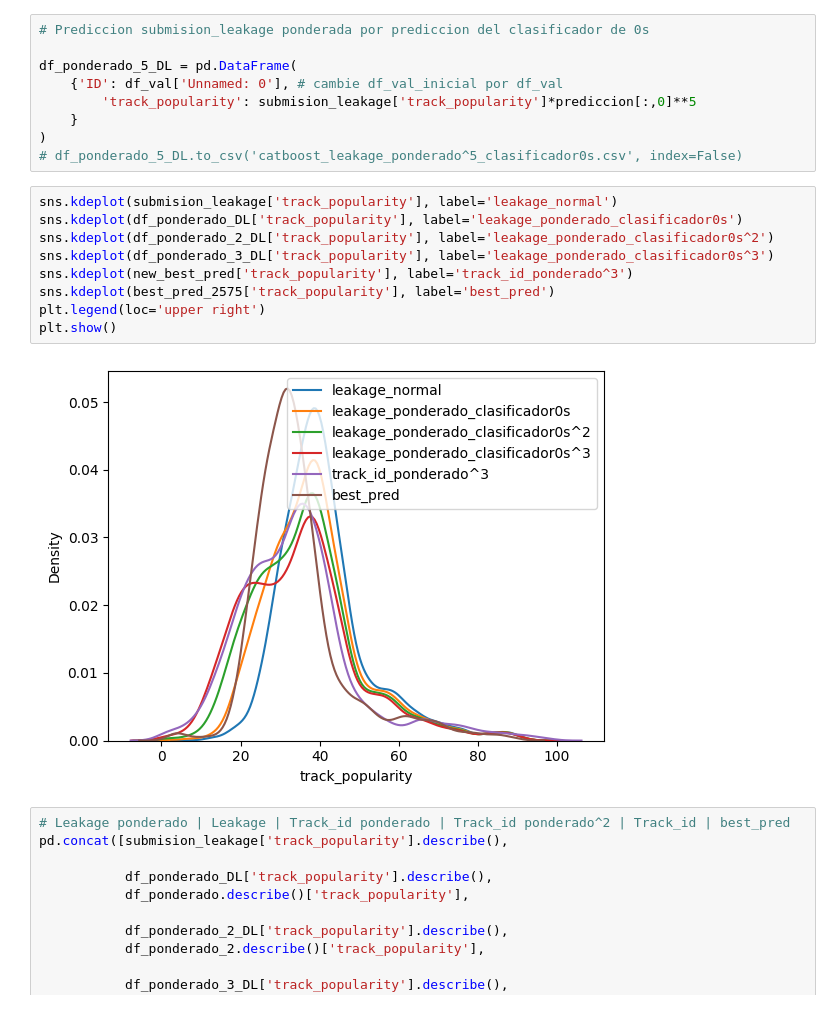
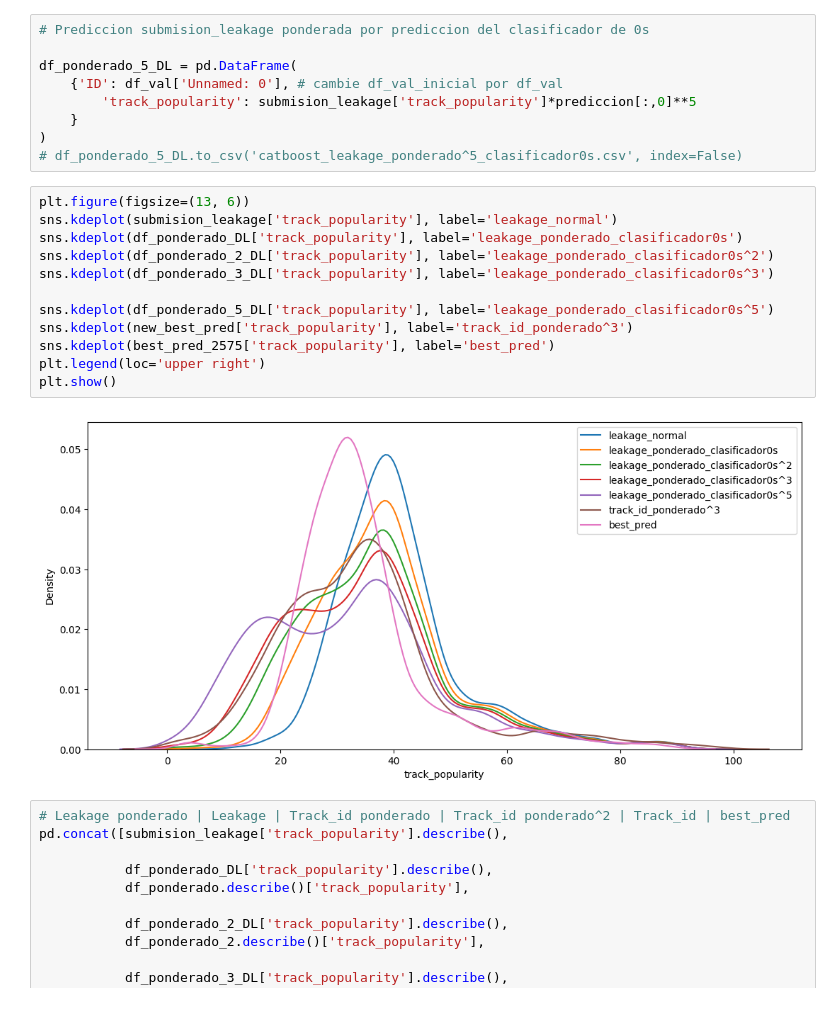
Before and after one commit to ichiP245/TP_Kaggle_Predictivo, a Jupyter notebook: Notebooks/MejoresModelos.ipynb, the cells around one changed output. Drawn from its saved outputs; the diff is of its cells as text.

```diff
--- a/Notebooks/MejoresModelos.ipynb
+++ b/Notebooks/MejoresModelos.ipynb
@@ -982,16 +982,19 @@ df_ponderado_5_DL = pd.DataFrame(
 )
 # df_ponderado_5_DL.to_csv('catboost_leakage_ponderado^5_clasificador0s.csv', index=False)
 # %%
+plt.figure(figsize=(13, 6))
 sns.kdeplot(submision_leakage['track_popularity'], label='leakage_normal')
 sns.kdeplot(df_ponderado_DL['track_popularity'], label='leakage_ponderado_clasificador0s')
 sns.kdeplot(df_ponderado_2_DL['track_popularity'], label='leakage_ponderado_clasificador0s^2')
 sns.kdeplot(df_ponderado_3_DL['track_popularity'], label='leakage_ponderado_clasificador0s^3')
+
+sns.kdeplot(df_ponderado_5_DL['track_popularity'], label='leakage_ponderado_clasificador0s^5')
 sns.kdeplot(new_best_pred['track_popularity'], label='track_id_ponderado^3')
 sns.kdeplot(best_pred_2575['track_popularity'], label='best_pred')
 plt.legend(loc='upper right')
 plt.show()
 # %% [output]
-[figure, old version]
+[figure, new version]
 # %%
 # Leakage ponderado | Leakage | Track_id ponderado | Track_id ponderado^2 | Track_id | best_pred
 pd.concat([submision_leakage['track_popularity'].describe(),
```
Also changed, not shown: parts of 11 cells of this notebook.
